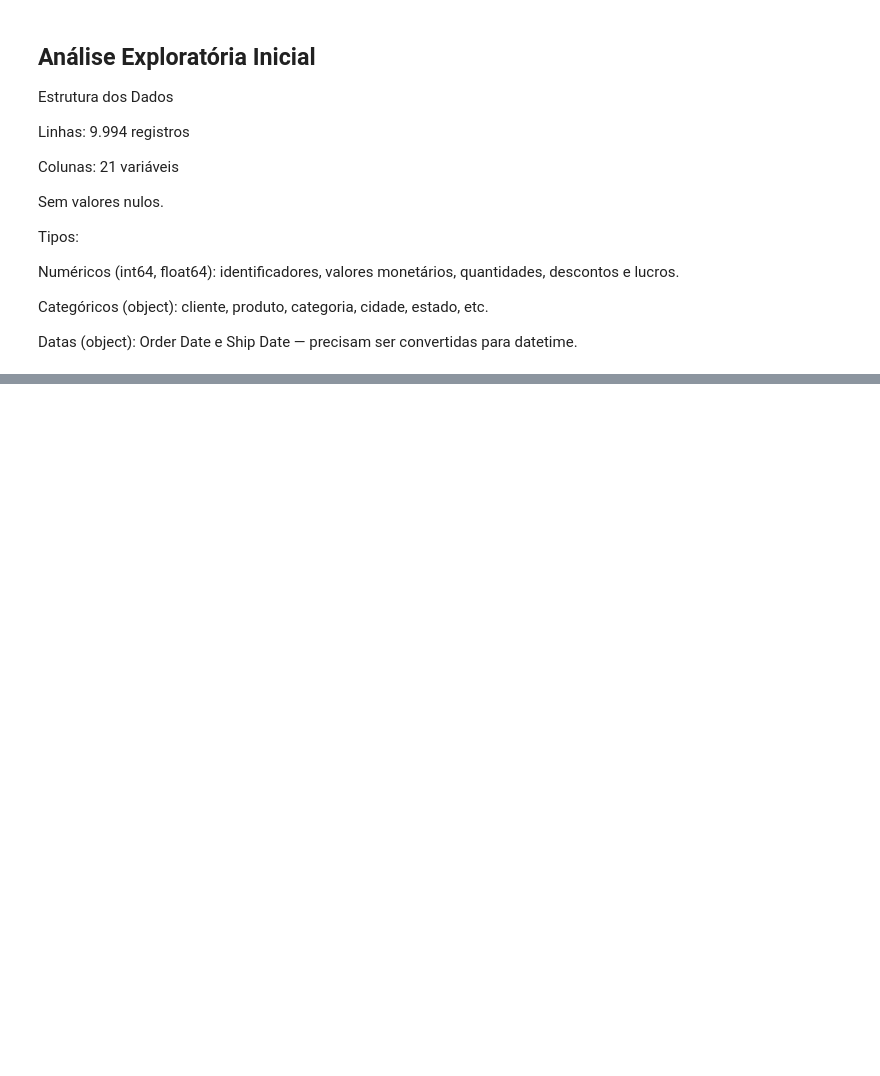
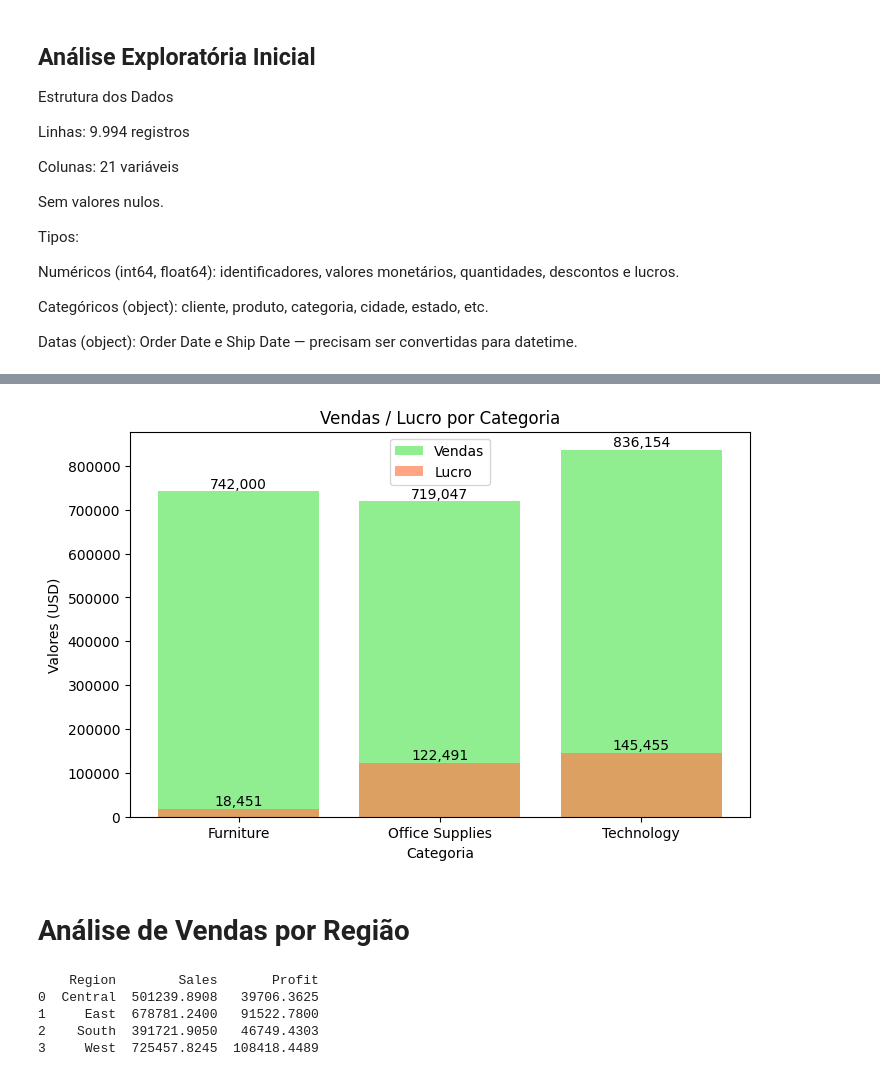
Before and after one commit to VanthuirMaia/Sales_Analytics, a Jupyter notebook: notebooks/01_exploracao_inicial.ipynb, the cells around one changed output, grey strips where cells are left out. Saved outputs shown, nothing was run; the diff lists cells and outputs as text; code cells hidden in the pictures; blank space fills up the shorter version.

```diff
--- a/notebooks/01_exploracao_inicial.ipynb
+++ b/notebooks/01_exploracao_inicial.ipynb
@@ -117,0 +177,32 @@ df['Ship Date'] = pd.to_datetime(df['Ship Date'], dayfirst=False)  # Converte a
+# %%
+import matplotlib.pyplot as plt
+
+plt.figure(figsize=(8, 5))
+plt.bar(vendas_categoria['Category'], vendas_categoria['Sales'], color='lightgreen', label='Vendas')
+plt.bar(vendas_categoria['Category'], vendas_categoria['Profit'], color='coral', label='Lucro', alpha=0.7)
+
+#Rótulo para Vendas
+for i, v in enumerate(vendas_categoria['Sales']):
+    plt.text(i, v + 1000, f'{v:,.0f}', ha='center', va='bottom')
+#Rótulo para Lucro
+for i, v in enumerate(vendas_categoria['Profit']):
+    plt.text(i, v + 1000, f'{v:,.0f}', ha='center', va='bottom')
+
+plt.title('Vendas / Lucro por Categoria')
+plt.xlabel('Categoria')
+plt.ylabel('Valores (USD)')
+plt.legend()
+plt.show()
+# %% [output]
+[figure, added]
+# %% [markdown]
+# Análise de Vendas por Região
+# %%
+vendas_regiao = df.groupby('Region')[['Sales', 'Profit']].sum().reset_index()  # Agrupa por região e calcula a soma de vendas e lucro
+print(vendas_regiao)
+# %% [output]
+    Region        Sales       Profit
+0  Central  501239.8908   39706.3625
+1     East  678781.2400   91522.7800
+2    South  391721.9050   46749.4303
+3     West  725457.8245  108418.4489
```
Also changed, not shown: parts of 7 cells of this notebook, 4 other files.
